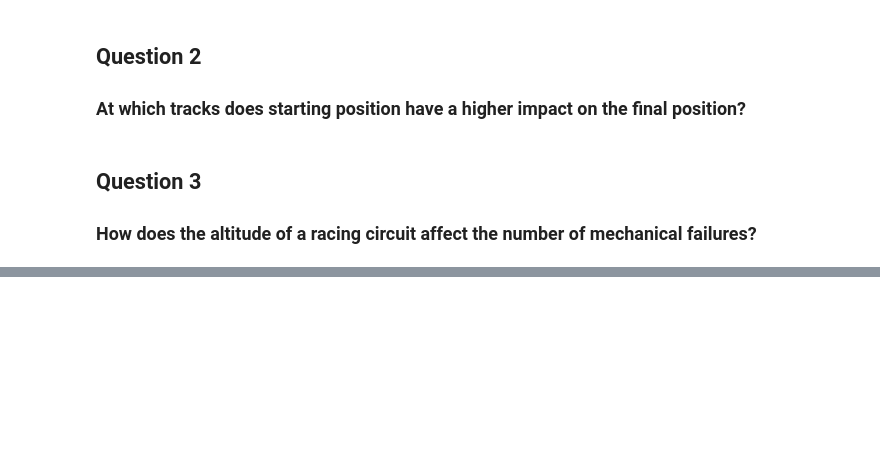
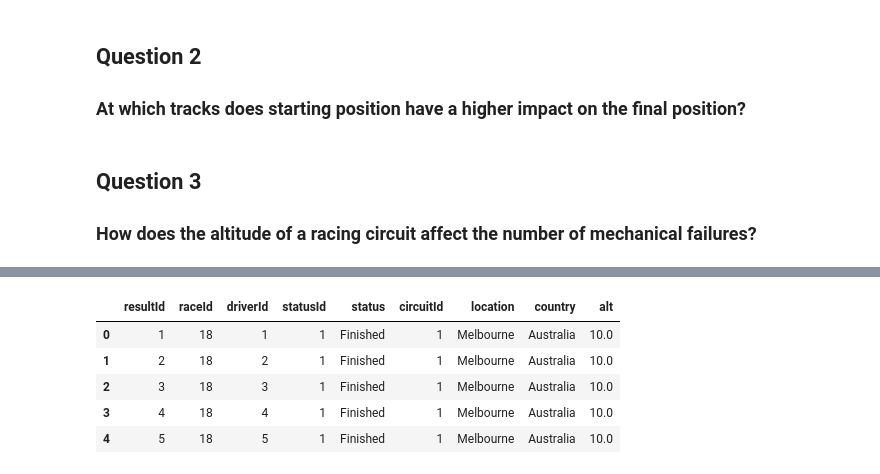
Before and after one commit to MatthewFoster02/The-Formula-Behind-Formula-1-Driven-By-Data, a Jupyter notebook: src/madness.ipynb, the cells around one changed output, grey strips where cells are left out. Drawn from its saved outputs; the diff is of its cells as text; code cells hidden in the pictures; blank space fills up the shorter version.

```diff
--- a/src/madness.ipynb
+++ b/src/madness.ipynb
@@ -76,0 +99,12 @@ status.head()
+# %%
+# merge newly obtained df and circuits to gain 'location', 'country' and 'alt'
+df = df.merge(circuits[['circuitId', 'location', 'country', 'alt']], on='circuitId')
+df['alt'] = pd.to_numeric(df['alt'], errors='coerce')
+df.head()
+# %% [output]
+|  | resultId | raceId | driverId | statusId | status | circuitId | location | country | alt |
+| 0 | 1 | 18 | 1 | 1 | Finished | 1 | Melbourne | Australia | 10.0 |
+| 1 | 2 | 18 | 2 | 1 | Finished | 1 | Melbourne | Australia | 10.0 |
+| 2 | 3 | 18 | 3 | 1 | Finished | 1 | Melbourne | Australia | 10.0 |
+| 3 | 4 | 18 | 4 | 1 | Finished | 1 | Melbourne | Australia | 10.0 |
+| 4 | 5 | 18 | 5 | 1 | Finished | 1 | Melbourne | Australia | 10.0 |
```
Also changed, not shown: parts of 5 cells of this notebook.
